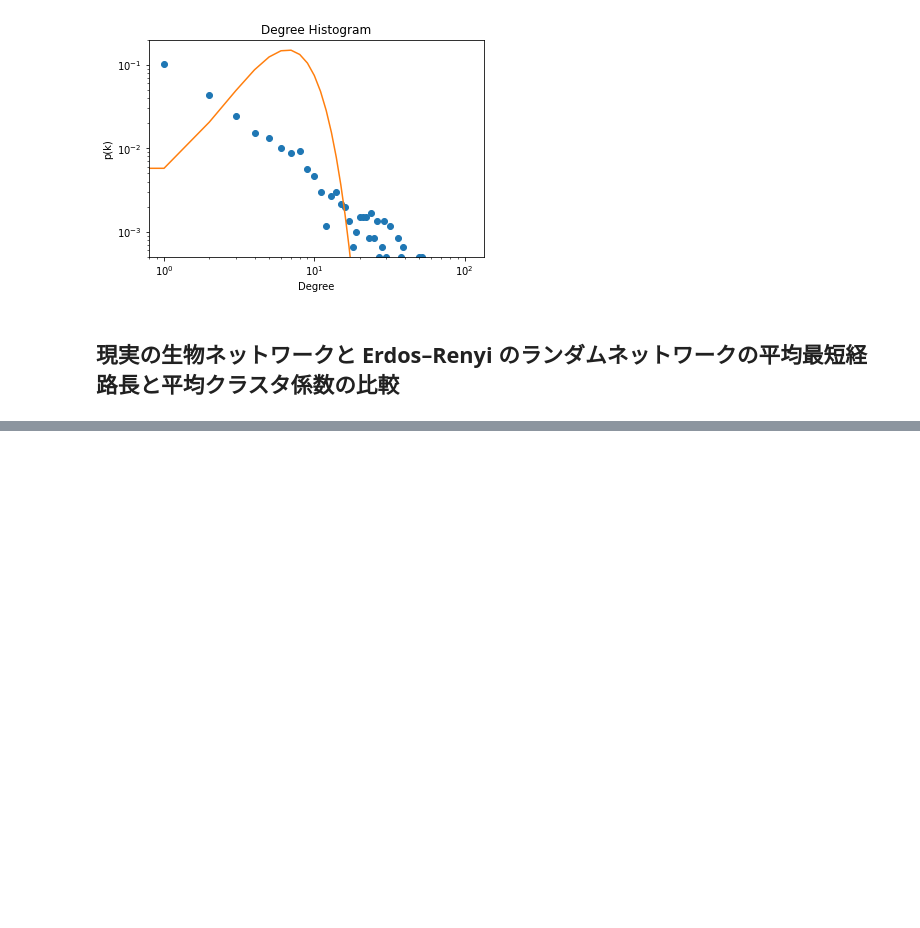
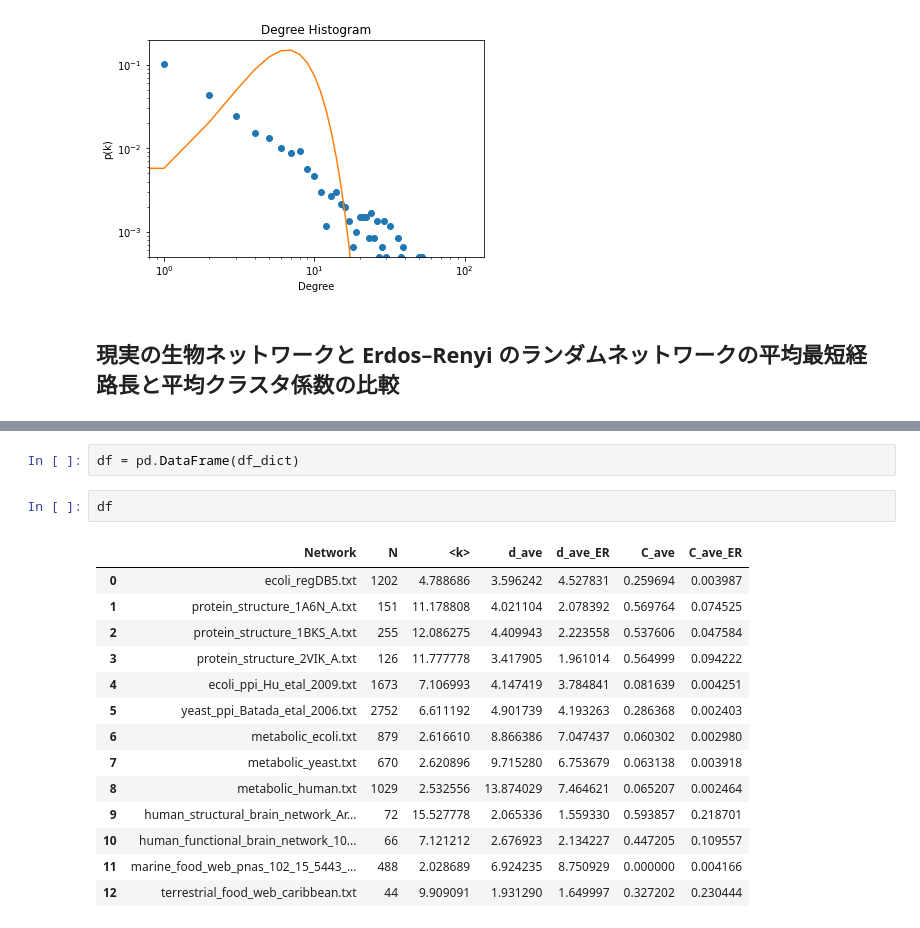
Before and after one commit to monofo/network-analysis-in-biology_python, a Jupyter notebook: network_models/erdos_renyi_model.ipynb, the cells around one changed output, grey strips where cells are left out. Cells and saved outputs as stored; diff of their text form; blank space fills up the shorter version.

```diff
--- a/network_models/erdos_renyi_model.ipynb
+++ b/network_models/erdos_renyi_model.ipynb
@@ -193,0 +230,19 @@ float(2 * K) / N
+# %%
+df = pd.DataFrame(df_dict)
+# %%
+df
+# %% [output]
+|  | Network | N | <k> | d_ave | d_ave_ER | C_ave | C_ave_ER |
+| 0 | ecoli_regDB5.txt | 1202 | 4.788686 | 3.596242 | 4.527831 | 0.259694 | 0.003987 |
+| 1 | protein_structure_1A6N_A.txt | 151 | 11.178808 | 4.021104 | 2.078392 | 0.569764 | 0.074525 |
+| 2 | protein_structure_1BKS_A.txt | 255 | 12.086275 | 4.409943 | 2.223558 | 0.537606 | 0.047584 |
+| 3 | protein_structure_2VIK_A.txt | 126 | 11.777778 | 3.417905 | 1.961014 | 0.564999 | 0.094222 |
+| 4 | ecoli_ppi_Hu_etal_2009.txt | 1673 | 7.106993 | 4.147419 | 3.784841 | 0.081639 | 0.004251 |
+| 5 | yeast_ppi_Batada_etal_2006.txt | 2752 | 6.611192 | 4.901739 | 4.193263 | 0.286368 | 0.002403 |
+| 6 | metabolic_ecoli.txt | 879 | 2.616610 | 8.866386 | 7.047437 | 0.060302 | 0.002980 |
+| 7 | metabolic_yeast.txt | 670 | 2.620896 | 9.715280 | 6.753679 | 0.063138 | 0.003918 |
+| 8 | metabolic_human.txt | 1029 | 2.532556 | 13.874029 | 7.464621 | 0.065207 | 0.002464 |
+| 9 | human_structural_brain_network_Ar... | 72 | 15.527778 | 2.065336 | 1.559330 | 0.593857 | 0.218701 |
+| 10 | human_functional_brain_network_10... | 66 | 7.121212 | 2.676923 | 2.134227 | 0.447205 | 0.109557 |
+| 11 | marine_food_web_pnas_102_15_5443_... | 488 | 2.028689 | 6.924235 | 8.750929 | 0.000000 | 0.004166 |
+| 12 | terrestrial_food_web_caribbean.txt | 44 | 9.909091 | 1.931290 | 1.649997 | 0.327202 | 0.230444 |
```
Also changed, not shown: parts of 4 cells of this notebook.
